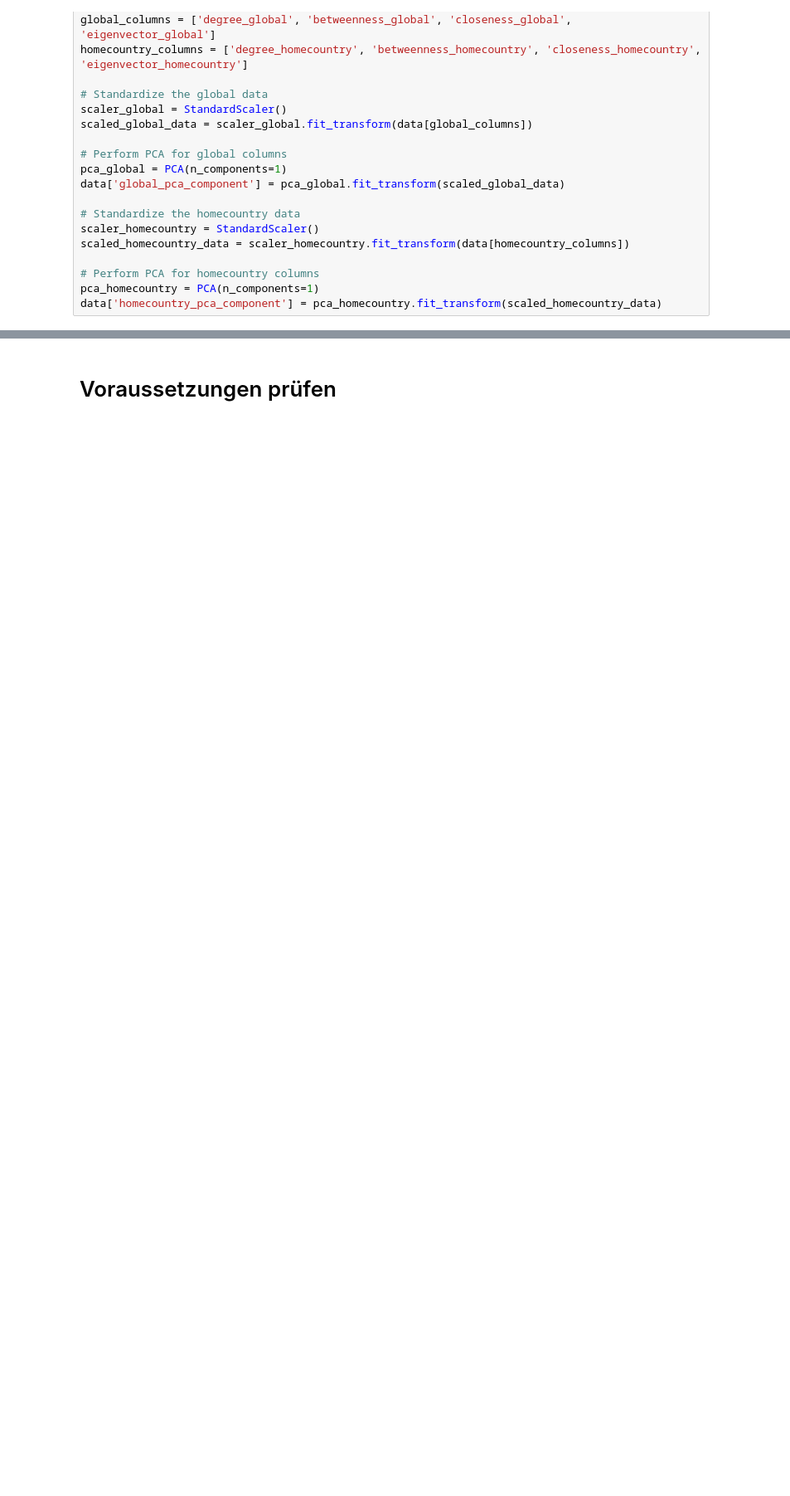
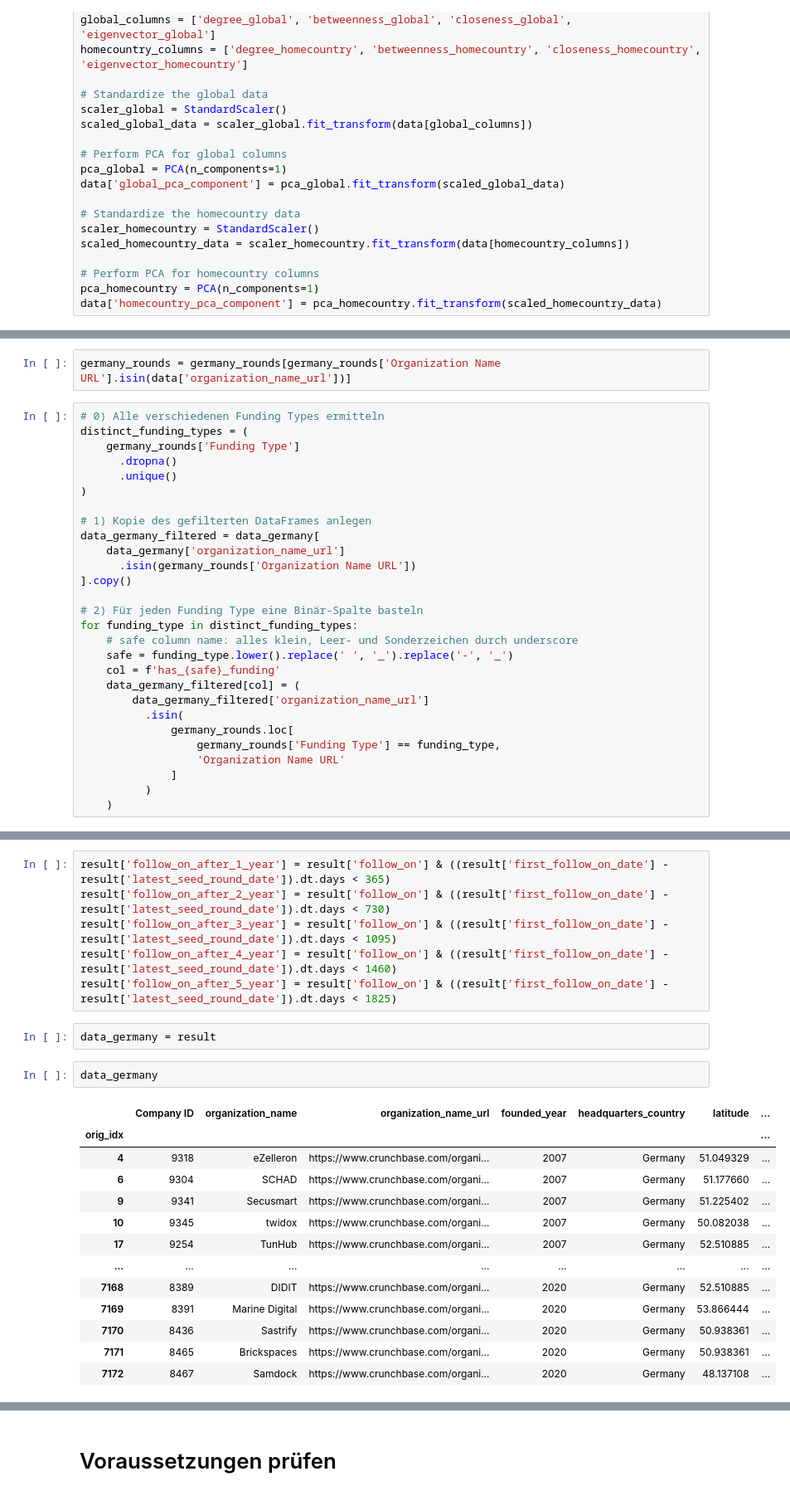
Before and after one commit to JDL05/Master-Thesis-Spatial-Proximity-Venture-Capital, a Jupyter notebook: notebook/data_analysis/regression.ipynb, the cells around one changed output, grey strips where cells are left out. Shown at 83% size. Saved outputs shown, nothing was run; the diff lists cells and outputs as text; blank space fills up the shorter version.

```diff
--- a/notebook/data_analysis/regression.ipynb
+++ b/notebook/data_analysis/regression.ipynb
@@ -688,0 +798,30 @@ Rows with total_seed_funding_m > 0 retained. Updated dataset size: 4254
+# %%
+germany_rounds = germany_rounds[germany_rounds['Organization Name URL'].isin(data['organization_name_url'])]
+# %%
+# 0) Alle verschiedenen Funding Types ermitteln
+distinct_funding_types = (
+    germany_rounds['Funding Type']
+      .dropna()
+      .unique()
+)
+
+# 1) Kopie des gefilterten DataFrames anlegen
+data_germany_filtered = data_germany[
+    data_germany['organization_name_url']
+      .isin(germany_rounds['Organization Name URL'])
+].copy()
+
+# 2) Für jeden Funding Type eine Binär-Spalte basteln
+for funding_type in distinct_funding_types:
+    # safe column name: alles klein, Leer- und Sonderzeichen durch underscore
+    safe = funding_type.lower().replace(' ', '_').replace('-', '_')
+    col = f'has_{safe}_funding'
+    data_germany_filtered[col] = (
+        data_germany_filtered['organization_name_url']
+          .isin(
+              germany_rounds.loc[
+                  germany_rounds['Funding Type'] == funding_type,
+                  'Organization Name URL'
+              ]
+          )
+    )
@@ -688,0 +891,24 @@ Rows with total_seed_funding_m > 0 retained. Updated dataset size: 4254
+# %%
+result['follow_on_after_1_year'] = result['follow_on'] & ((result['first_follow_on_date'] - result['latest_seed_round_date']).dt.days < 365)
+result['follow_on_after_2_year'] = result['follow_on'] & ((result['first_follow_on_date'] - result['latest_seed_round_date']).dt.days < 730)
+result['follow_on_after_3_year'] = result['follow_on'] & ((result['first_follow_on_date'] - result['latest_seed_round_date']).dt.days < 1095)
+result['follow_on_after_4_year'] = result['follow_on'] & ((result['first_follow_on_date'] - result['latest_seed_round_date']).dt.days < 1460)
+result['follow_on_after_5_year'] = result['follow_on'] & ((result['first_follow_on_date'] - result['latest_seed_round_date']).dt.days < 1825)
+# %%
+data_germany = result
+# %%
+data_germany
+# %% [output]
+|  | Company ID | organization_name | organization_name_url | founded_year | headquarters_country | latitude | ... |
+| orig_idx |  |  |  |  |  |  | ... |
+| 4 | 9318 | eZelleron | https://www.crunchbase.com/organi... | 2007 | Germany | 51.049329 | ... |
+| 6 | 9304 | SCHAD | https://www.crunchbase.com/organi... | 2007 | Germany | 51.177660 | ... |
+| 9 | 9341 | Secusmart | https://www.crunchbase.com/organi... | 2007 | Germany | 51.225402 | ... |
+| 10 | 9345 | twidox | https://www.crunchbase.com/organi... | 2007 | Germany | 50.082038 | ... |
+| 17 | 9254 | TunHub | https://www.crunchbase.com/organi... | 2007 | Germany | 52.510885 | ... |
+| ... | ... | ... | ... | ... | ... | ... | ... |
+| 7168 | 8389 | DIDIT | https://www.crunchbase.com/organi... | 2020 | Germany | 52.510885 | ... |
+| 7169 | 8391 | Marine Digital | https://www.crunchbase.com/organi... | 2020 | Germany | 53.866444 | ... |
+| 7170 | 8436 | Sastrify | https://www.crunchbase.com/organi... | 2020 | Germany | 50.938361 | ... |
+| 7171 | 8465 | Brickspaces | https://www.crunchbase.com/organi... | 2020 | Germany | 50.938361 | ... |
+| 7172 | 8467 | Samdock | https://www.crunchbase.com/organi... | 2020 | Germany | 48.137108 | ... |
```
Also changed, not shown: parts of 47 cells of this notebook, 27 other files.
